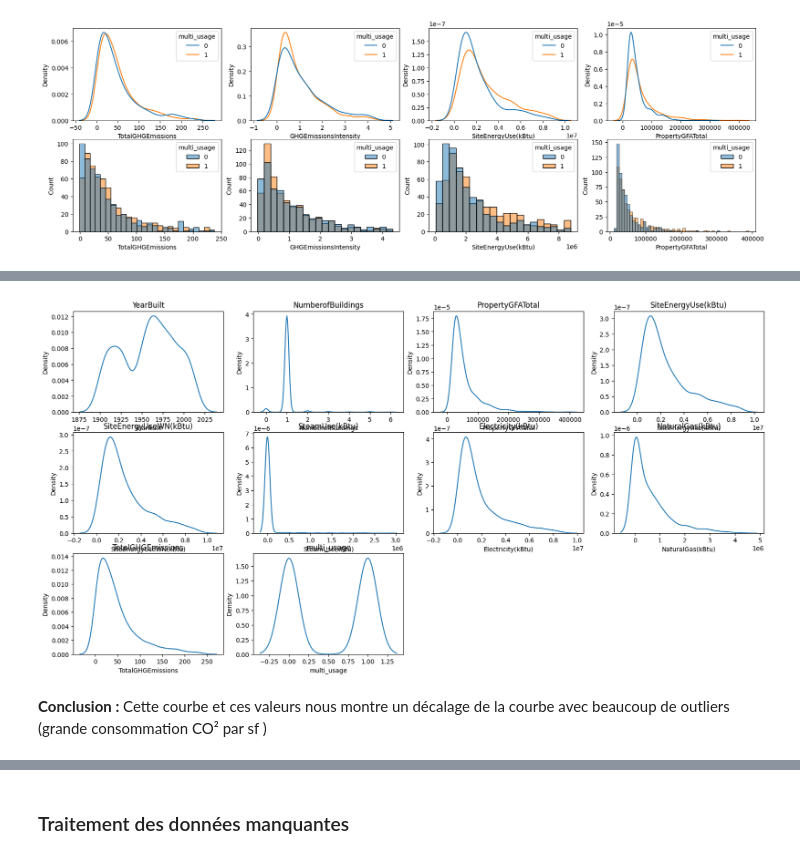
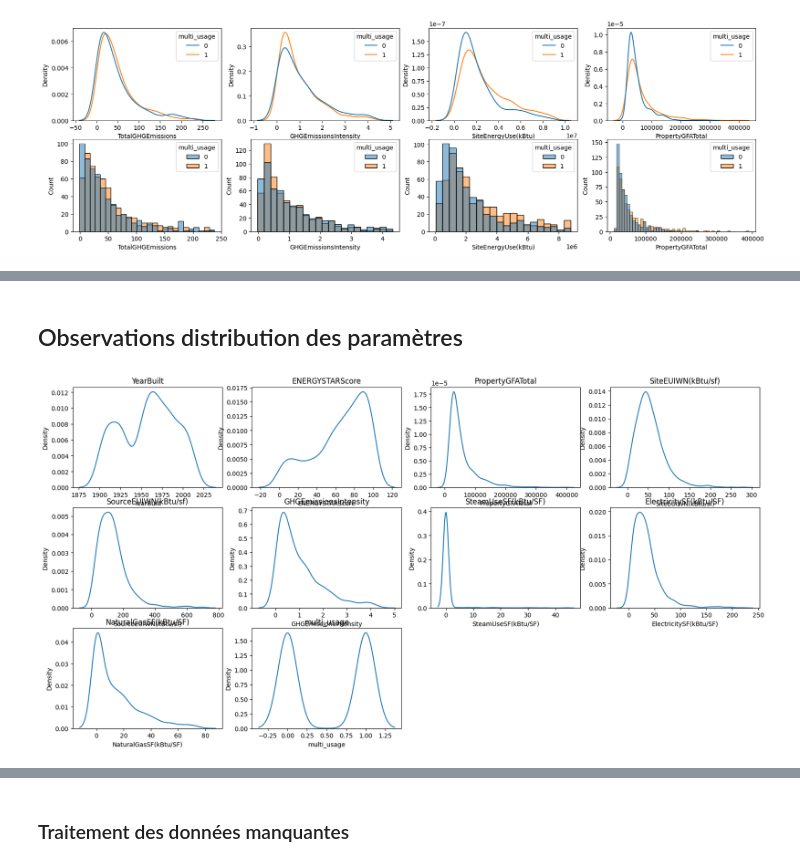
Before and after one commit to RandomFab/SEATLE, a Jupyter notebook: P3_template_modelistation_supervisee_data_scientist.ipynb, the cells around one changed output, grey strips where cells are left out. Cells and saved outputs as stored; diff of their text form; code cells hidden in the pictures.

Commit message:
Exploration plus profnde par rapport aux consommation par sf

```diff
--- a/P3_template_modelistation_supervisee_data_scientist.ipynb
+++ b/P3_template_modelistation_supervisee_data_scientist.ipynb
@@ -194,10 +195,10 @@ non_residential_building_consumption.shape
 (1151, 50)
 # %%
 columns_for_pairplot_total = [
-       'YearBuilt', 'NumberofBuildings',
+       'YearBuilt', 'NumberofBuildings','ENERGYSTARScore',
        'PropertyGFATotal',
        'SiteEnergyUse(kBtu)', 'SiteEnergyUseWN(kBtu)', 'SteamUse(kBtu)',
        'Electricity(kBtu)',
        'NaturalGas(kBtu)','TotalGHGEmissions','multi_usage'
        ]
-columns_for_pairplot_sf = ['YearBuilt', 'NumberofBuildings','PropertyGFATotal', 'SiteEUI(kBtu/sf)','SiteEUIWN(kBtu/sf)', 'SourceEUI(kBtu/sf)', 'SourceEUIWN(kBtu/sf)', 'GHGEmissionsIntensity','SteamUseSF(kBtu/SF)', 'ElectricitySF(kBtu/SF)','NaturalGasSF(kBtu/SF)','multi_usage']
+columns_for_pairplot_sf = ['YearBuilt','ENERGYSTARScore', 'PropertyGFATotal', 'SiteEUIWN(kBtu/sf)', 'SourceEUIWN(kBtu/sf)', 'GHGEmissionsIntensity','SteamUseSF(kBtu/SF)', 'ElectricitySF(kBtu/SF)','NaturalGasSF(kBtu/SF)','multi_usage']
@@ -235,11 +244,11 @@ for i,variable in enumerate(variables):
+# %% [markdown]
+## Observations distribution des paramètres
 # %%
-variables = columns_for_pairplot_total
+variables = columns_for_pairplot_sf
 plt.figure(figsize=(len(variables)*2,10))
 for i,variable in enumerate(variables):
     plt.subplot(3,int(len(variables)/3)+1,i+1)
     plt.title(variable)
     sns.kdeplot(data = non_residential_building_consumption, x=variable)
 # %% [output]
-[figure, old version]
+[figure, new version]
-# %% [markdown]
-**Conclusion :** Cette courbe et ces valeurs nous montre un décalage de la courbe avec beaucoup de outliers (grande consommation CO² par sf )
```
Also changed, not shown: parts of 27 cells of this notebook.
